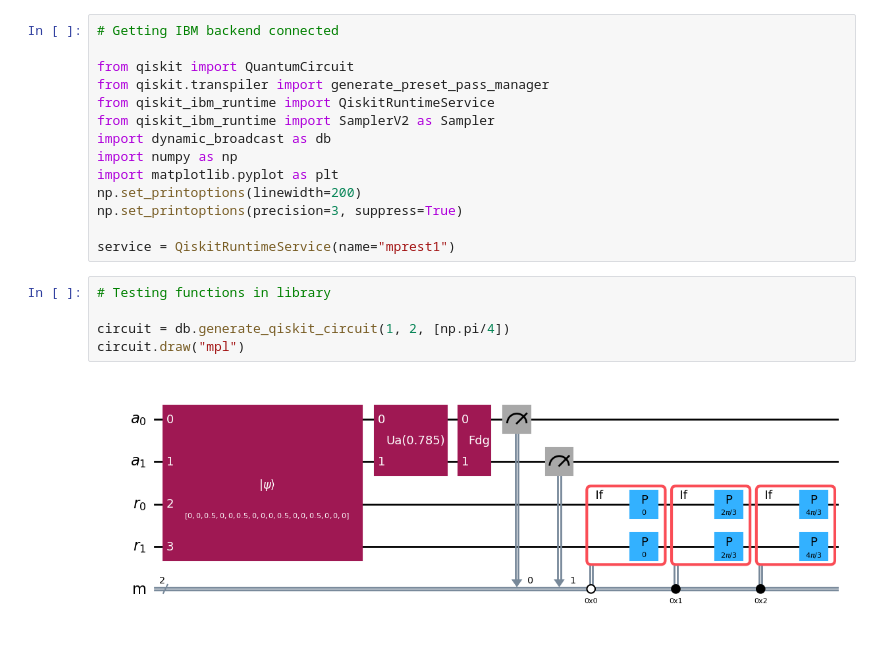
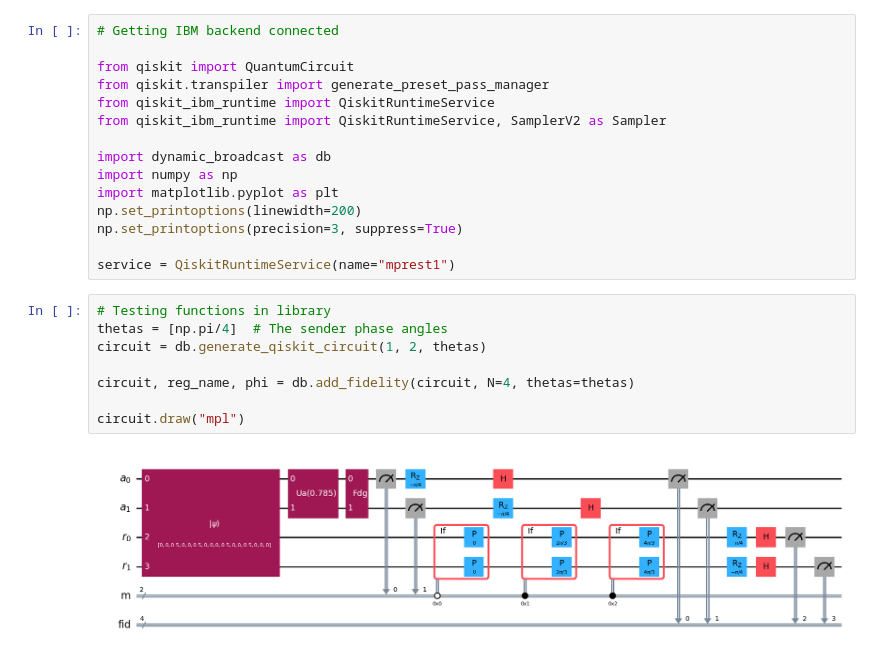
Before and after one commit to mtp354/Broadcasting, a Jupyter notebook: qiskit_testing.ipynb, the cells around one changed output. Saved outputs shown, nothing was run; the diff lists cells and outputs as text.

Commit message:
Added simple fidelity test

```diff
--- a/qiskit_testing.ipynb
+++ b/qiskit_testing.ipynb
@@ -4,7 +4,8 @@
 from qiskit import QuantumCircuit
 from qiskit.transpiler import generate_preset_pass_manager
 from qiskit_ibm_runtime import QiskitRuntimeService
-from qiskit_ibm_runtime import SamplerV2 as Sampler
+from qiskit_ibm_runtime import QiskitRuntimeService, SamplerV2 as Sampler
+
 import dynamic_broadcast as db
 import numpy as np
 import matplotlib.pyplot as plt
@@ -14,9 +15,12 @@ np.set_printoptions(precision=3, suppress=True)
 service = QiskitRuntimeService(name="mprest1")
 # %%
 # Testing functions in library
+thetas = [np.pi/4]  # The sender phase angles
+circuit = db.generate_qiskit_circuit(1, 2, thetas)
 
-circuit = db.generate_qiskit_circuit(1, 2, [np.pi/4])
+circuit, reg_name, phi = db.add_fidelity(circuit, N=4, thetas=thetas)
+
 circuit.draw("mpl")
 # %% [output]
-[figure, old version]
+[figure, new version]
 # %%
```
Also changed, not shown: parts of 4 cells of this notebook, 1 other file.
